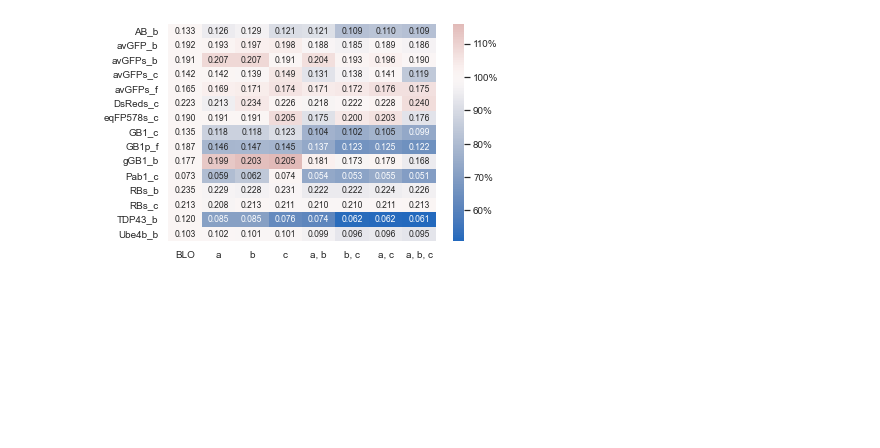
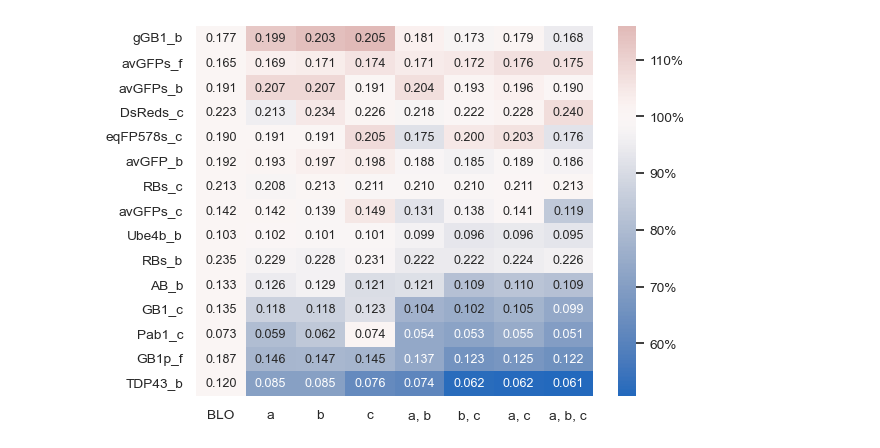
Before and after one commit to Chemical118/ASCIDrawProject, a Jupyter notebook: Fig2.ipynb, the cells around one changed output. Drawn from its saved outputs; the diff is of its cells as text; code cells hidden in the pictures; blank space fills up the shorter version.

```diff
--- a/Fig2.ipynb
+++ b/Fig2.ipynb
@@ -12,12 +12,18 @@ xcol = ['BLO', 'a', 'b', 'c', 'a, b', 'b, c', 'a, c', 'a, b, c']
 data = hf.get('nrmse_matrix')
 data = np.transpose(data[()])
 data_matrix = np.vstack([[i / i[0]] for i in data])
+
+dataset_order = np.flip(np.argsort(np.sum(data_matrix, axis=1)))
+
+ycol = np.asarray(ycol)[dataset_order]
+data = data[dataset_order, :]
+data_matrix = data_matrix[dataset_order, :]
 # %%
 plt.rcParams["font.family"] = "Arial"
 sns.set(font_scale=0.9)
-h = sns.heatmap(data_matrix * 100, annot=data, center=100, fmt=".3f", cmap="vlag", cbar_kws={'format': '%.0f%%'}, annot_kws={"size": 8.5}, yticklabels=ycol, xticklabels=xcol)
+h = sns.heatmap(data_matrix * 100, annot=data, center=100, fmt=".3f", cmap="vlag", cbar_kws={'format': '%.0f%%'}, annot_kws={"size": 9}, yticklabels=ycol, xticklabels=xcol)
 plt.savefig("Fig/f2.tiff", dpi=600, bbox_inches="tight")
 plt.show()
 plt.close()
 # %% [output]
-[figure, old version]
+[figure, new version]
```
Also changed, not shown: 7 other files.
